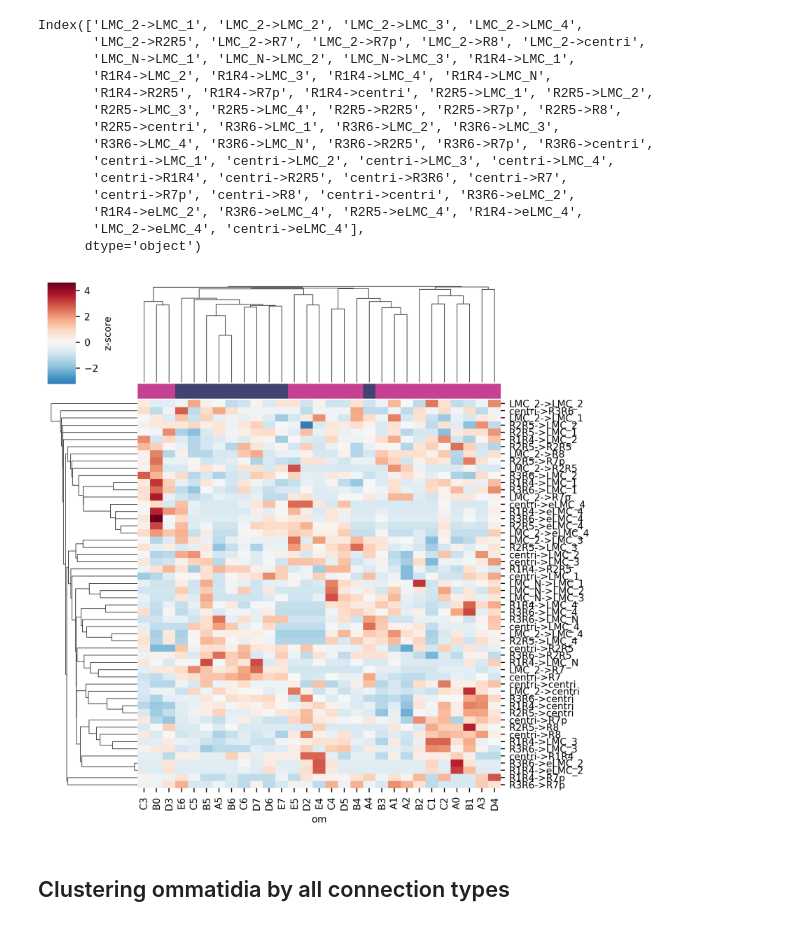
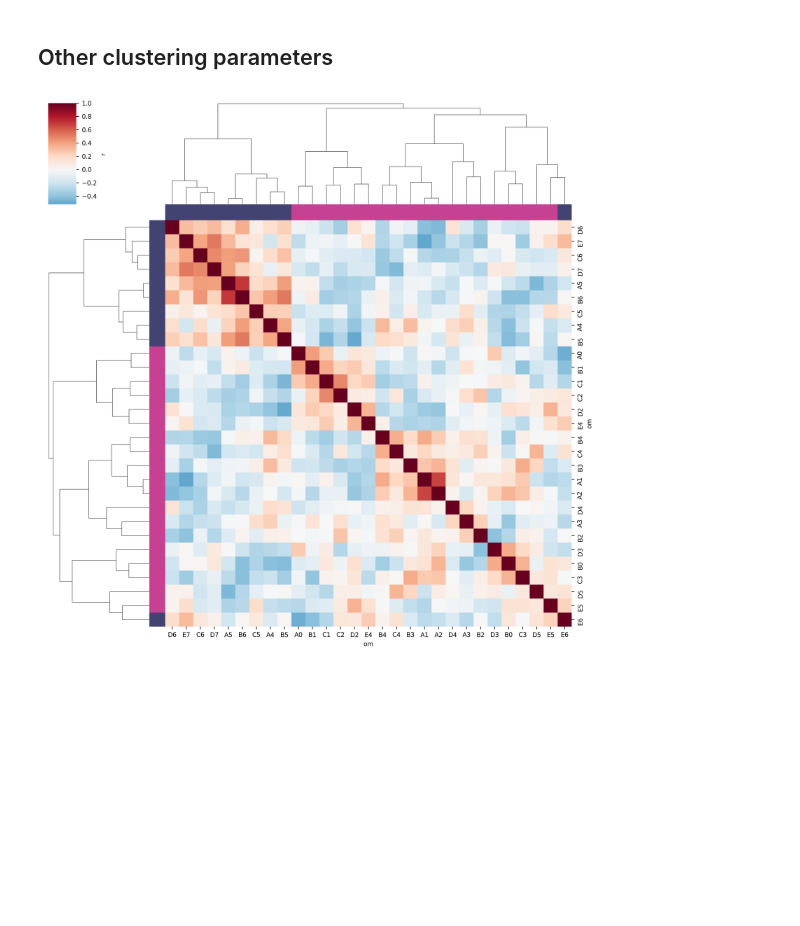
Before and after one commit to nicholasjchua/cx-analysis, a Jupyter notebook: notebooks/om_clustering.ipynb, the cells around one changed output. Saved outputs shown, nothing was run; the diff lists cells and outputs as text; code cells hidden in the pictures; blank space fills up the shorter version.

```diff
--- a/notebooks/om_clustering.ipynb
+++ b/notebooks/om_clustering.ipynb
@@ -34,4 +35,16 @@ all_ctypes = [p for p in itertools.product(subtypes, subtypes)]
 all_ctype_labels = [f"{pre}->{post}" for pre, post in all_ctypes]
 ommatidia = ommatidia = np.unique(lamina_links['pre_om'])
 
-cxvecs = assemble_cxvectors(lamina_links)  # each om has a vector of connection counts
+all_cxvecs = assemble_cxvectors(lamina_links)  # each om has a vector of connection counts
+# %%
+# Connection types with a mean count of less than thresh will not be used for clustering
+thresh = 1.0
+
+display(len(all_cxvecs.columns))
+for cx, v in all_cxvecs.iteritems():
+    if any(v.isna()):
+        print(cx)
+cxvecs = all_cxvecs.loc[:, all_cxvecs.mean() >= thresh].fillna(0.0)
+#display(len(cxvecs.columns))
+cxvecs = cxvecs.rename_axis(index='om')
+display(cxvecs.describe())
@@ -38,10 +63,4 @@ cxvecs = assemble_cxvectors(lamina_links)  # each om has a vector of connection
 # %%
-# Connection types with a mean count of less than thresh are filtered out
-thresh = 1.0
-
-cxvecs = cxvecs.loc[:, cxvecs.mean() > thresh].fillna(0)  # filter out connections with mean less than 1
-cxvecs = cxvecs.rename_axis(index='om')
-
 dra_om = ['A4', 'A5', 'B5', 'B6', 'C5', 'C6', 'D6', 'D7', 'E6', 'E7']
 ndra_om = [o for o in ommatidia if o not in dra_om]
 assert(len(dra_om) + len(ndra_om) == 29)
@@ -82,37 +156,28 @@ def om_markers(om_list: List, dra_om: List=dra_om,
+# %% [markdown]
+## Other clustering parameters
 # %%
 data = cxvecs
 
-z = data.apply(zscore)
-z = z.T
-print(z.index)
-x_c = om_colors(z.columns)
-y_c = [st_cm[cx.split('->')[1]] for cx in z.index]
+z = data.apply(zscore).T
+corr_z = z.corr()
+#print(corr_z)
 
-clus = sns.clustermap(z, row_cluster=True, figsize=[6.5,6.5], cmap='RdBu_r', center=0, cbar_kws={'label': 'z-score'},
-                      col_colors=x_c,
-                      yticklabels=z.index,
-                      metric='cosine', method='single')
+x_c = om_colors(corr_z.index)
+y_c = om_colors(corr_z.columns)
+
+# clus = sns.clustermap(z, figsize=[6.5,6.5], cmap='RdBu_r', center=0, cbar_kws={'label': 'z-score'},
+#                       col_colors=x_c,
+#                       yticklabels=z.index,
+#                       metric='cosine', method='single')
+
+clus = sns.clustermap(corr_z, metric='cosine', method='complete',
+                      cmap='RdBu_r', cbar_kws={'label': 'r'}, center=0,
+                      row_colors=x_c, col_colors=y_c)
 plt.show()
 
 # if save_figs:
 #     clus.savefig(f'/mnt/home/nchua/Dropbox/lamina_figures/om_clus_lvfinputs_zscore_thresh{thresh}.svg')
 #     clus.savefig(f'/mnt/home/nchua/Dropbox/lamina_figures/om_clus_lvfinputs_zscore_thresh{thresh}.png')
 # %% [output]
-Index(['LMC_2->LMC_1', 'LMC_2->LMC_2', 'LMC_2->LMC_3', 'LMC_2->LMC_4',
-       'LMC_2->R2R5', 'LMC_2->R7', 'LMC_2->R7p', 'LMC_2->R8', 'LMC_2->centri',
-       'LMC_N->LMC_1', 'LMC_N->LMC_2', 'LMC_N->LMC_3', 'R1R4->LMC_1',
-       'R1R4->LMC_2', 'R1R4->LMC_3', 'R1R4->LMC_4', 'R1R4->LMC_N',
-       'R1R4->R2R5', 'R1R4->R7p', 'R1R4->centri', 'R2R5->LMC_1', 'R2R5->LMC_2',
-       'R2R5->LMC_3', 'R2R5->LMC_4', 'R2R5->R2R5', 'R2R5->R7p', 'R2R5->R8',
-       'R2R5->centri', 'R3R6->LMC_1', 'R3R6->LMC_2', 'R3R6->LMC_3',
-       'R3R6->LMC_4', 'R3R6->LMC_N', 'R3R6->R2R5', 'R3R6->R7p', 'R3R6->centri',
-       'centri->LMC_1', 'centri->LMC_2', 'centri->LMC_3', 'centri->LMC_4',
-       'centri->R1R4', 'centri->R2R5', 'centri->R3R6', 'centri->R7',
-       'centri->R7p', 'centri->R8', 'centri->centri', 'R3R6->eLMC_2',
-       'R1R4->eLMC_2', 'R3R6->eLMC_4', 'R2R5->eLMC_4', 'R1R4->eLMC_4',
-       'LMC_2->eLMC_4', 'centri->eLMC_4'],
-      dtype='object')
-[figure, old version]
+[figure, new version]
-# %% [markdown]
-## Clustering ommatidia by all connection types
 # %%
```
Also changed, not shown: parts of 12 cells of this notebook, 5 other files.
